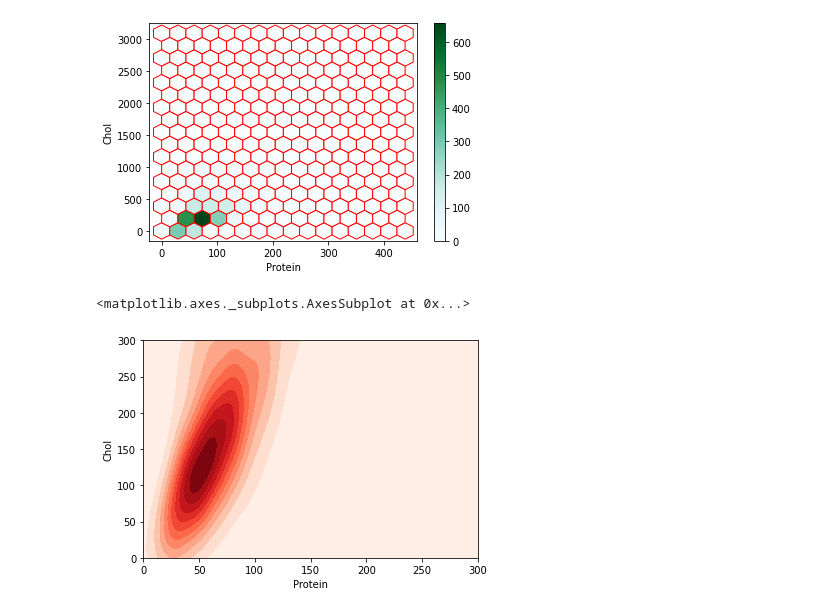
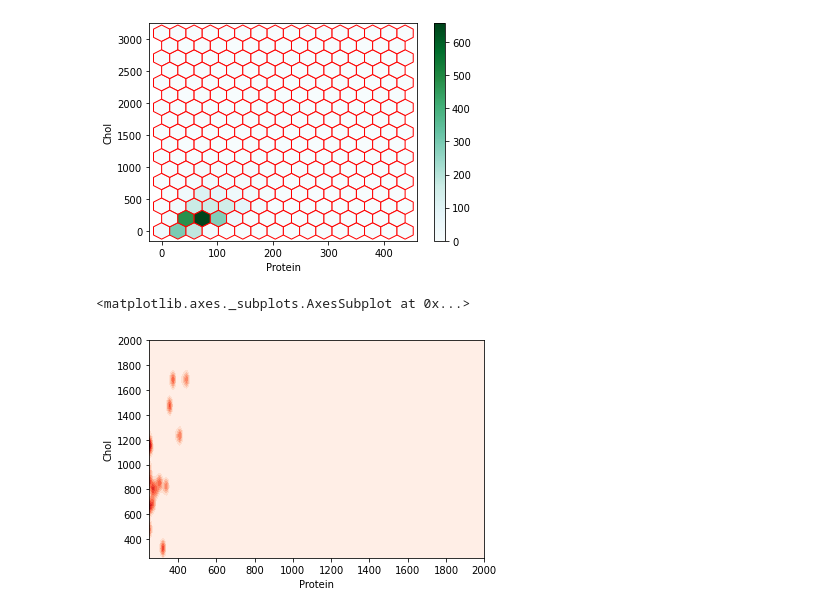
Before and after one commit to anaaparamesh/Week1_Public, a Jupyter notebook: Notebooks/02_Pandas_and_Matplotlib/Matplotlib_Exercise.ipynb, the cells around one changed output. Drawn from its saved outputs; the diff is of its cells as text; code cells hidden in the pictures.

Commit message:
changed clip parameter from 0,300 to 2000, 250

```diff
--- a/Notebooks/02_Pandas_and_Matplotlib/Matplotlib_Exercise.ipynb
+++ b/Notebooks/02_Pandas_and_Matplotlib/Matplotlib_Exercise.ipynb
@@ -159,7 +159,8 @@ data.plot.hexbin(x = "Protein", y = "Chol", gridsize = 15, ec = "r", sharex=Fals
 [figure]
 [figure]
 # %%
-sns.kdeplot(data["Protein"], data["Chol"], cmap="Reds", shade=True, clip=(0, 300))
+#changed clip parameter from 0,300 to 2000, 250
+sns.kdeplot(data["Protein"], data["Chol"], cmap="Reds", shade=True, clip=(2000, 250))
 # %% [output]
 <matplotlib.axes._subplots.AxesSubplot at 0x...>
-[figure, old version]
+[figure, new version]
```
